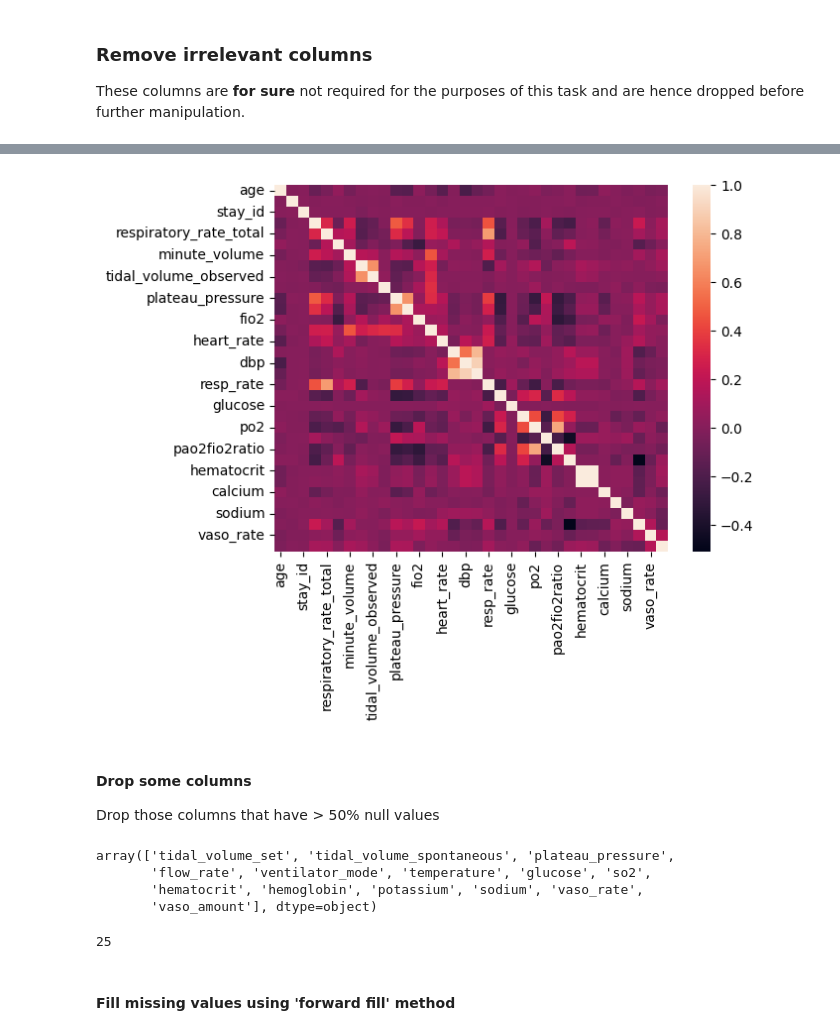
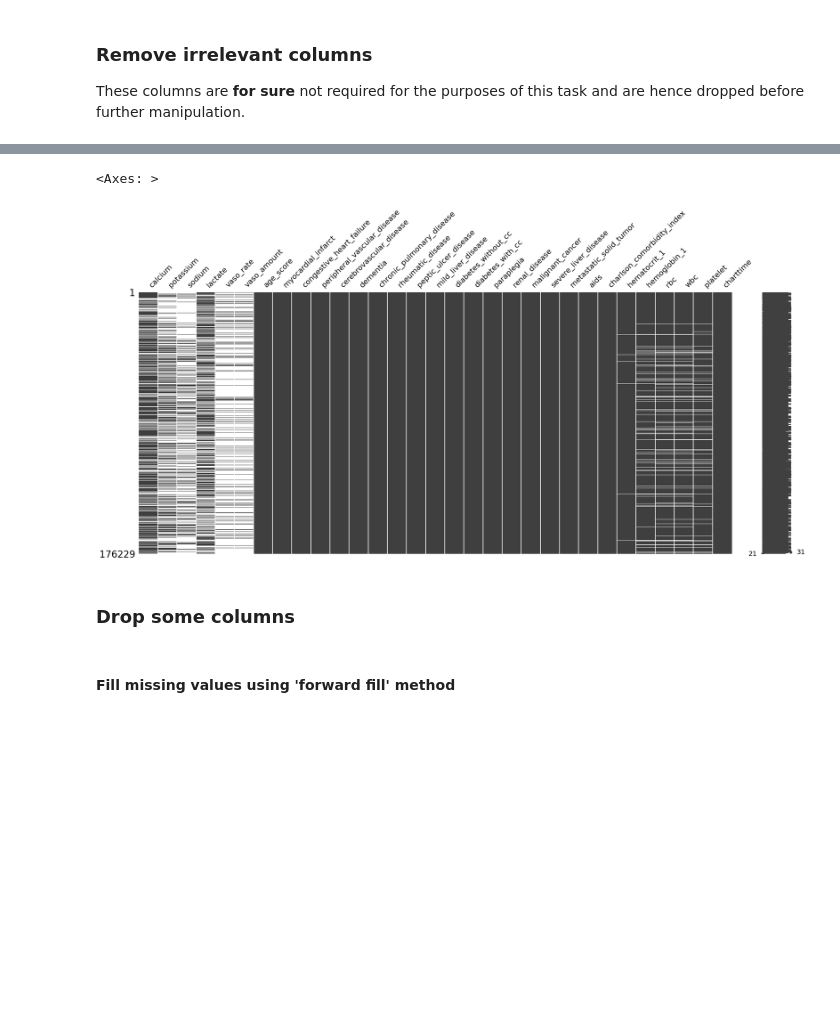
Before and after one commit to gokullan/early-ARDS-prediction, a Jupyter notebook: Early_Prediction_of_ARDS.ipynb, the cells around one changed output, grey strips where cells are left out. Cells and saved outputs as stored; diff of their text form; code cells hidden in the pictures; blank space fills up the shorter version.

```diff
--- a/Early_Prediction_of_ARDS.ipynb
+++ b/Early_Prediction_of_ARDS.ipynb
@@ -99,12 +159,10 @@ msno.matrix(dataset)
-# %%
-corr_matrix = dataset._get_numeric_data().corr()
-sns.heatmap(corr_matrix)
-plt.show()
-# %% [output]
-[figure, removed]
+# %%
+msno.matrix(dataset[dataset.columns[n_cols // 2:]])
+# %% [output]
+<Axes: >
+[figure, added]
 # %% [markdown]
 
-#### Drop some columns
-Drop those columns that have > 50% null values
+### Drop some columns
 # %%
 n = len(dataset)
@@ -113,14 +179,3 @@ dataset = dataset.drop(columns=cols_to_drop)
-# %%
-cols_to_drop
-# %% [output]
-array(['tidal_volume_set', 'tidal_volume_spontaneous', 'plateau_pressure',
-       'flow_rate', 'ventilator_mode', 'temperature', 'glucose', 'so2',
-       'hematocrit', 'hemoglobin', 'potassium', 'sodium', 'vaso_rate',
-       'vaso_amount'], dtype=object)
-# %%
-len(dataset.columns)
-# %% [output]
-25
 # %% [markdown]
 #### Fill missing values using 'forward fill' method
 # %%
```
Also changed, not shown: parts of 84 cells of this notebook.
